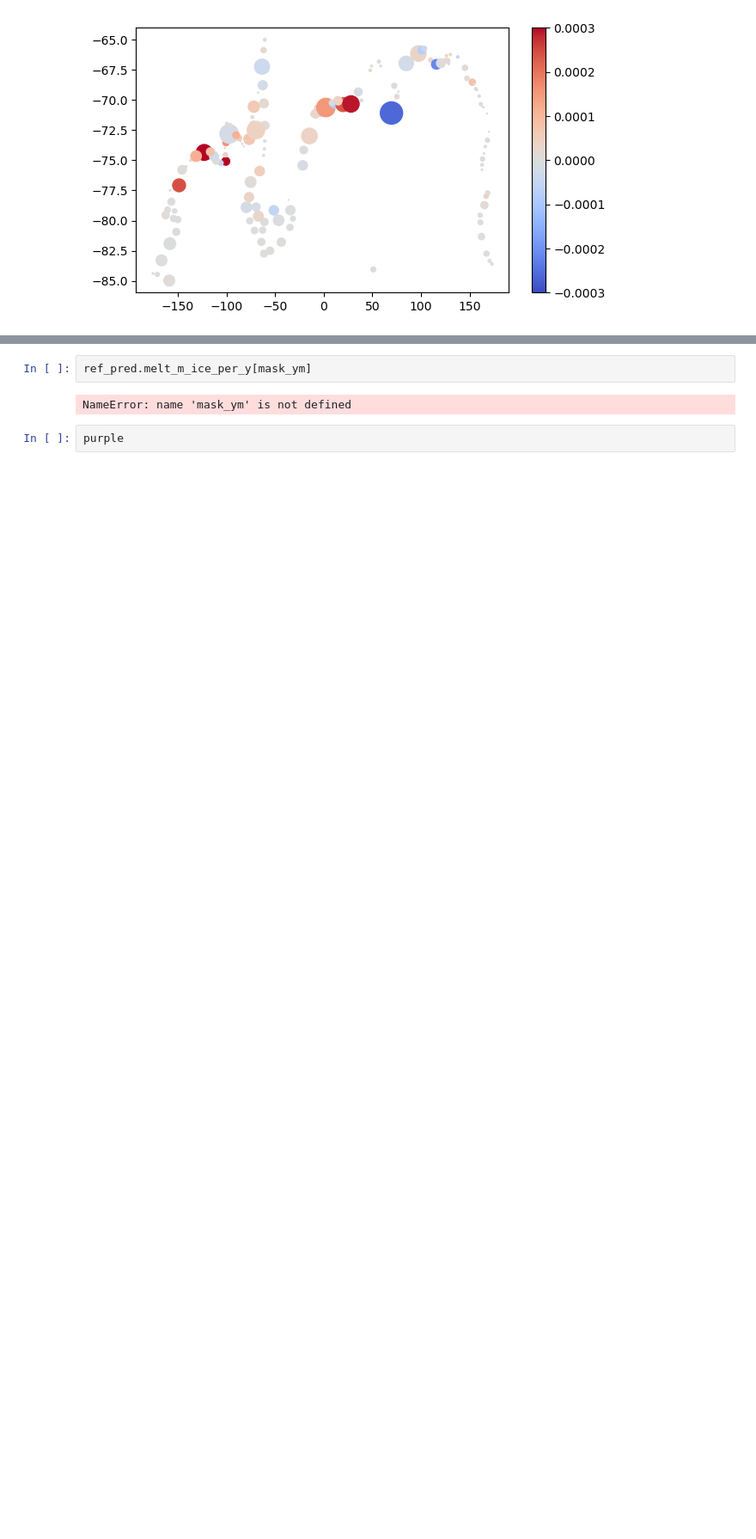
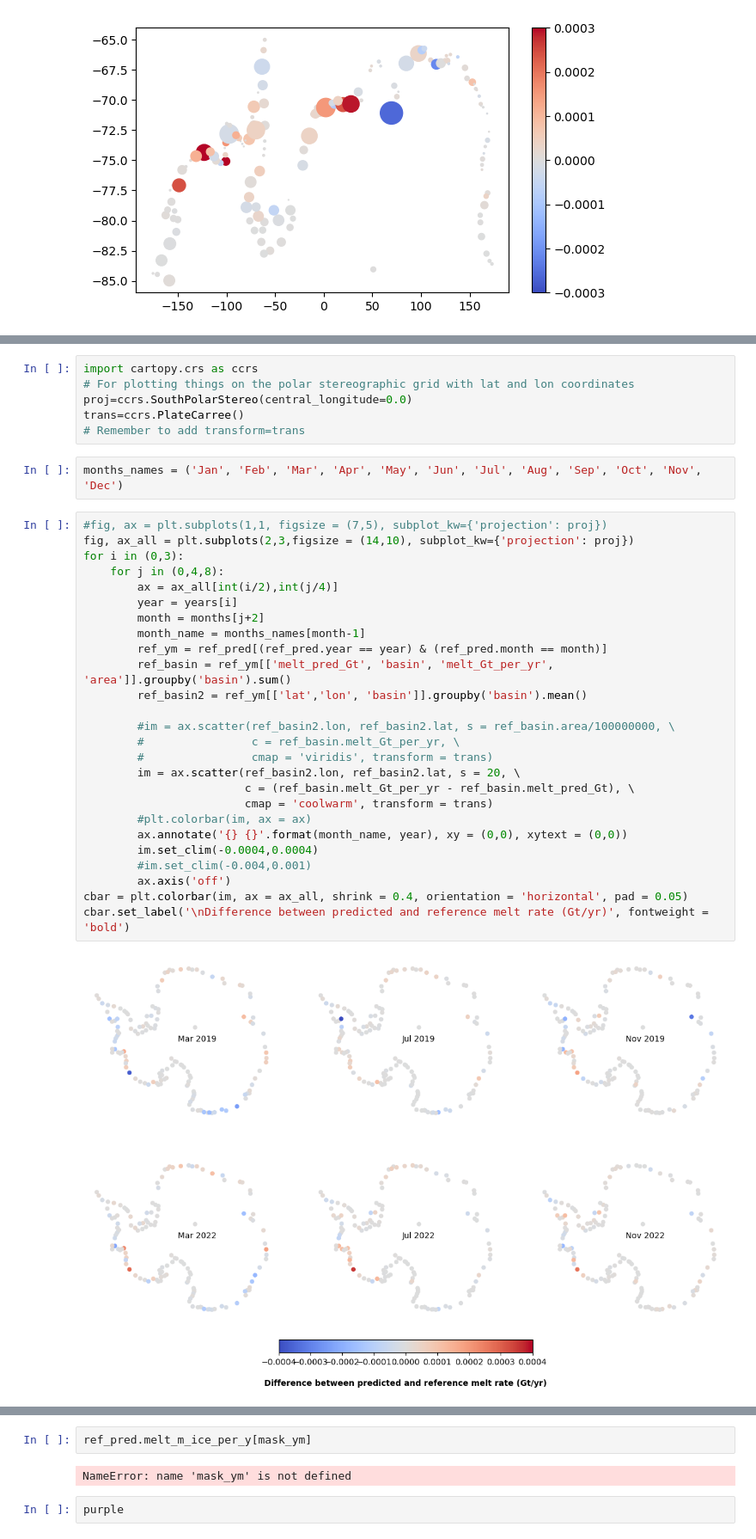
Before and after one commit to hockenden97/simpleNN_basal_melt, a Jupyter notebook: AIAI_scripts_notebooks/Compare_history.ipynb, the cells around one changed output, grey strips where cells are left out. Shown at 86% size. Saved outputs shown, nothing was run; the diff lists cells and outputs as text; blank space fills up the shorter version.

```diff
--- a/AIAI_scripts_notebooks/Compare_history.ipynb
+++ b/AIAI_scripts_notebooks/Compare_history.ipynb
@@ -621,0 +602,36 @@ IndexError: index 2 is out of bounds for axis 1 with size 2
+# %%
+import cartopy.crs as ccrs
+# For plotting things on the polar stereographic grid with lat and lon coordinates
+proj=ccrs.SouthPolarStereo(central_longitude=0.0)
+trans=ccrs.PlateCarree()
+# Remember to add transform=trans
+# %%
+months_names = ('Jan', 'Feb', 'Mar', 'Apr', 'May', 'Jun', 'Jul', 'Aug', 'Sep', 'Oct', 'Nov', 'Dec')
+# %%
+#fig, ax = plt.subplots(1,1, figsize = (7,5), subplot_kw={'projection': proj})
+fig, ax_all = plt.subplots(2,3,figsize = (14,10), subplot_kw={'projection': proj})
+for i in (0,3):
+    for j in (0,4,8):
+        ax = ax_all[int(i/2),int(j/4)]
+        year = years[i]
+        month = months[j+2]
+        month_name = months_names[month-1]
+        ref_ym = ref_pred[(ref_pred.year == year) & (ref_pred.month == month)]
+        ref_basin = ref_ym[['melt_pred_Gt', 'basin', 'melt_Gt_per_yr', 'area']].groupby('basin').sum()
+        ref_basin2 = ref_ym[['lat','lon', 'basin']].groupby('basin').mean()
+
+        #im = ax.scatter(ref_basin2.lon, ref_basin2.lat, s = ref_basin.area/100000000, \
+        #                c = ref_basin.melt_Gt_per_yr, \
+        #                cmap = 'viridis', transform = trans)
+        im = ax.scatter(ref_basin2.lon, ref_basin2.lat, s = 20, \
+                        c = (ref_basin.melt_Gt_per_yr - ref_basin.melt_pred_Gt), \
+                        cmap = 'coolwarm', transform = trans)
+        #plt.colorbar(im, ax = ax)
+        ax.annotate('{} {}'.format(month_name, year), xy = (0,0), xytext = (0,0))
+        im.set_clim(-0.0004,0.0004)
+        #im.set_clim(-0.004,0.001)
+        ax.axis('off')
+cbar = plt.colorbar(im, ax = ax_all, shrink = 0.4, orientation = 'horizontal', pad = 0.05)
+cbar.set_label('\nDifference between predicted and reference melt rate (Gt/yr)', fontweight = 'bold')
+# %% [output]
+[figure, added]
```
Also changed, not shown: parts of 14 cells of this notebook, 1 other file.
